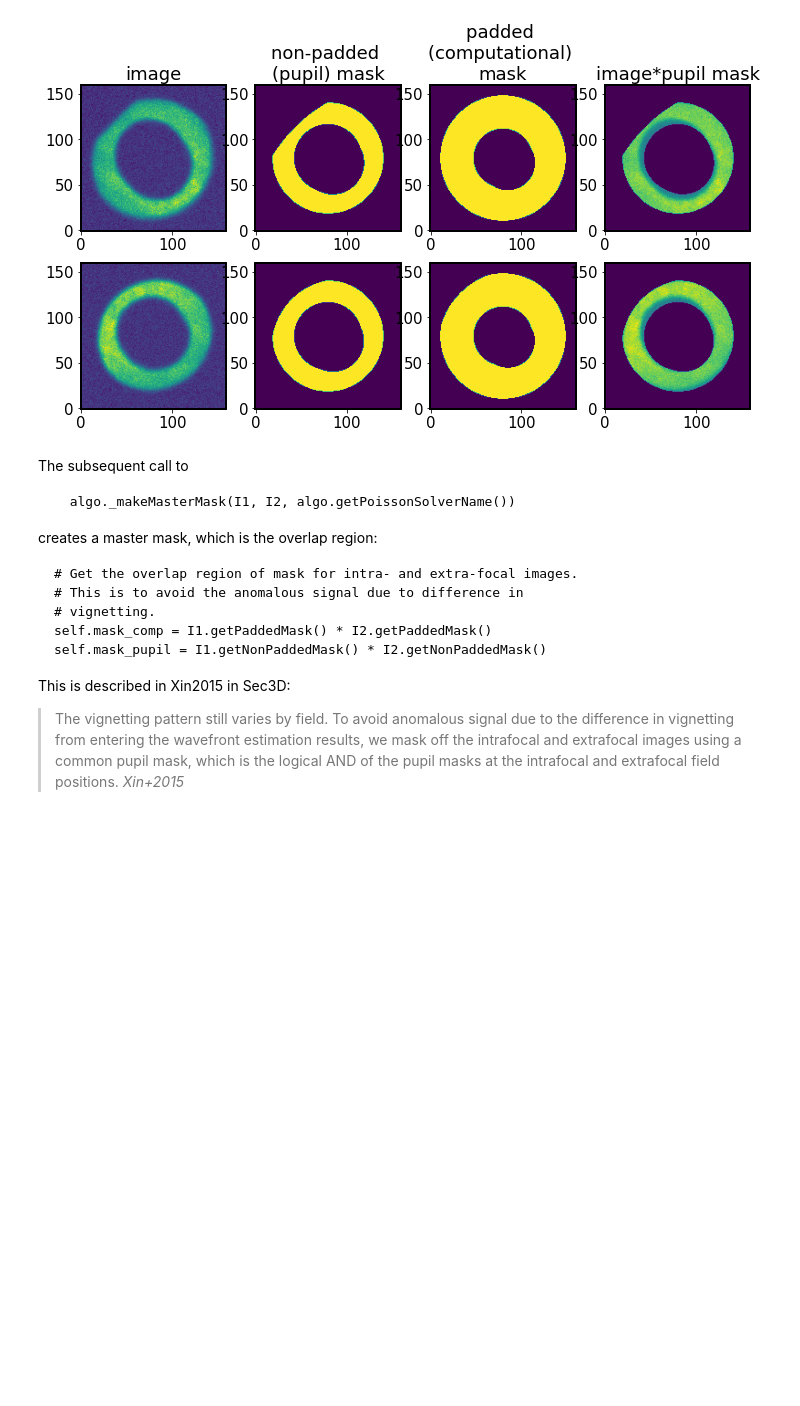
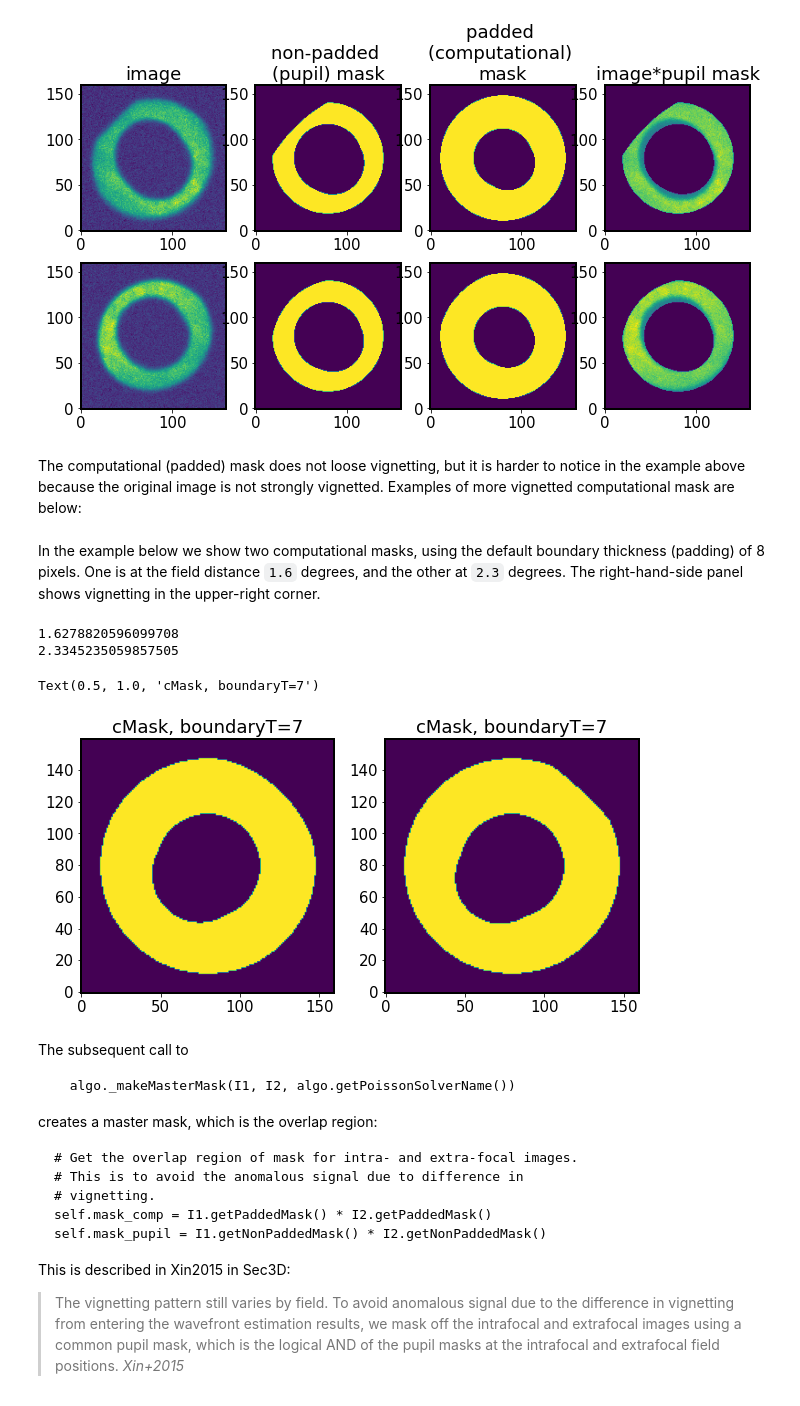
Before and after one commit to lsst-sitcom/sitcomtn-046, a Jupyter notebook: index.ipynb, the cells around one changed output. Drawn from its saved outputs; the diff is of its cells as text; code cells hidden in the pictures; blank space fills up the shorter version.

```diff
--- a/index.ipynb
+++ b/index.ipynb
@@ -378,3 +374,5 @@ ax[row,3].set_title('image*pupil mask')
 # %% [output]
 Text(0.5, 1.0, 'image*pupil mask')
 [figure]
+# %% [markdown]
+The computational (padded) mask does not loose vignetting, but it is harder to notice in the example above because the original image is not strongly vignetted. Examples of more vignetted computational mask are below:
@@ -381,3 +458,28 @@ Text(0.5, 1.0, 'image*pupil mask')
+# %% [markdown]
+In the example below we show two computational masks, using the default boundary thickness (padding) of 8 pixels. One is at the field distance `1.6` degrees, and the other at `2.3` degrees. The right-hand-side panel shows vignetting in the upper-right corner.
+# %%
+%matplotlib inline
+
+
+comp1 = get_comp_image(boundaryT=7, optical_model="offAxis",
+                       maskScalingFactorLocal =1, field_xy = (1.1,1.2),
+                        donut_stamp_size = 160, inst_name='lsst')
+
+comp2 = get_comp_image(boundaryT=7, optical_model="offAxis",
+                       maskScalingFactorLocal =1, field_xy = (1.6,1.7),
+                        donut_stamp_size = 160, inst_name='lsst')
+
+
+fig,ax = plt.subplots(1,2,figsize=(10,5))
+ax[0].imshow(comp1.mask_comp, origin='lower')
+ax[0].set_title('cMask, boundaryT=7')
+ax[1].imshow(comp2.mask_comp, origin='lower')
+ax[1].set_title('cMask, boundaryT=7')
+# %% [output]
+1.6278820596099708
+2.3345235059857505
+Text(0.5, 1.0, 'cMask, boundaryT=7')
+[figure, added]
 # %% [markdown]
 The subsequent call to
 
```
Also changed, not shown: parts of 34 cells of this notebook.
